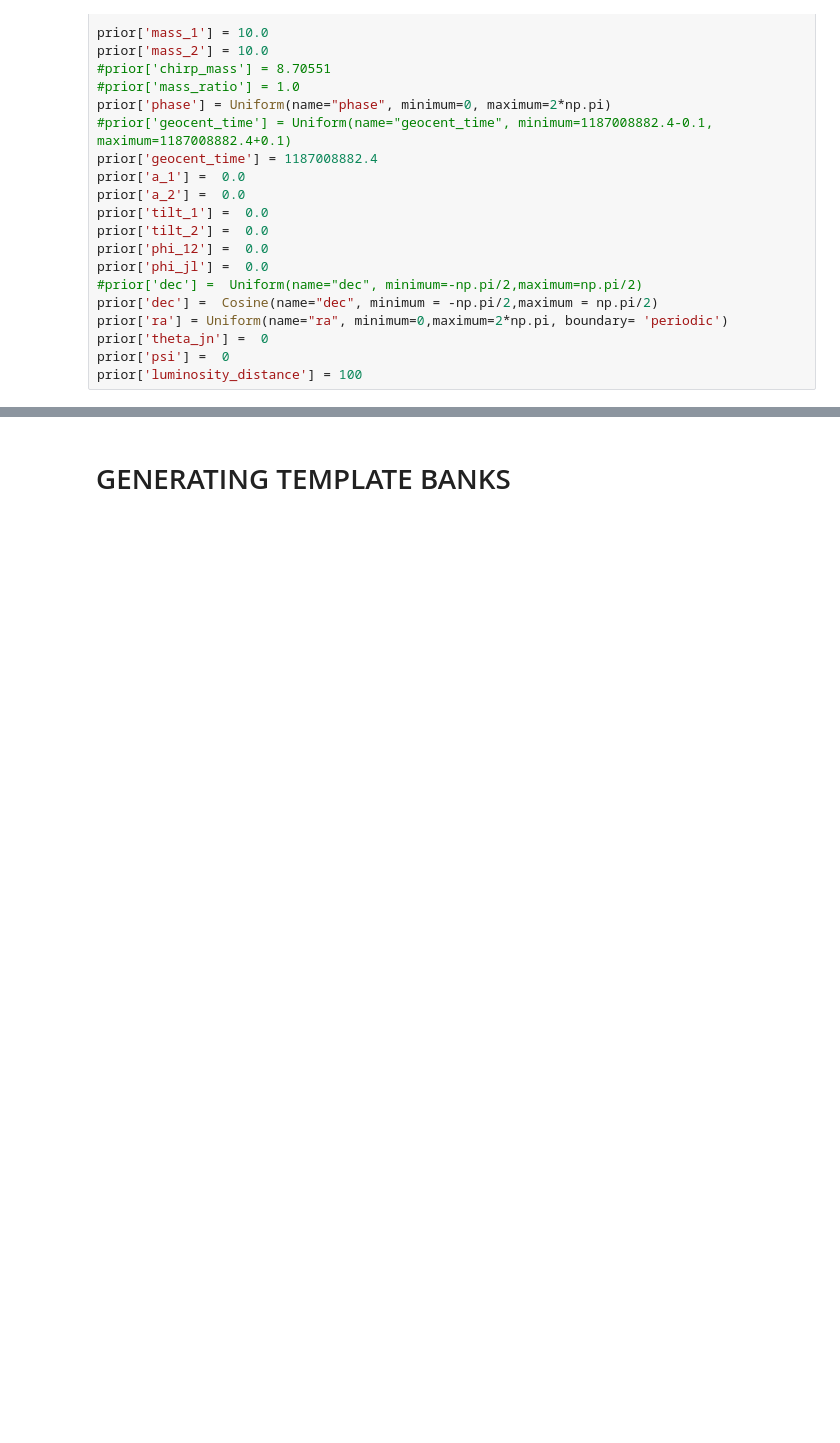
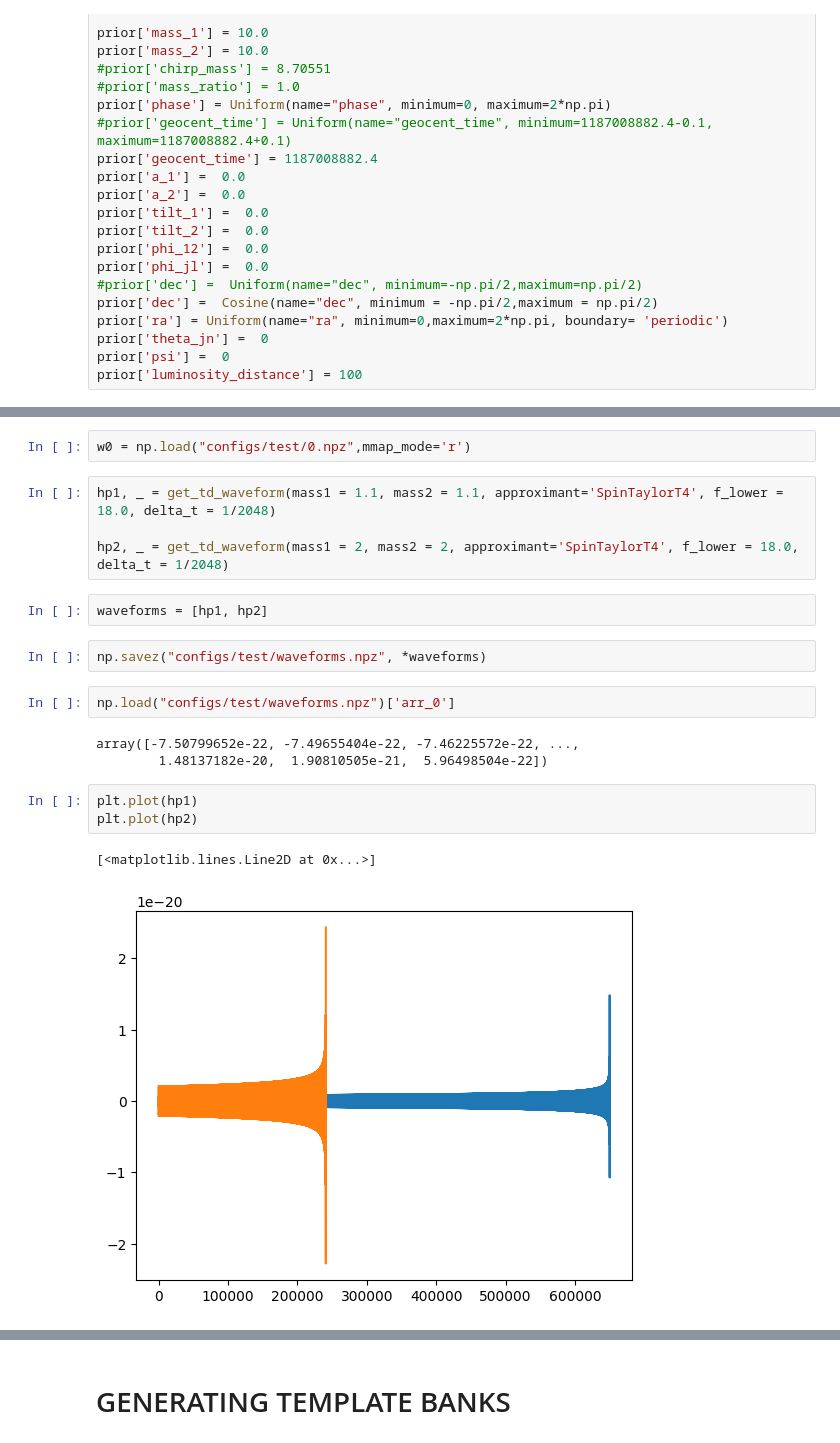
Before and after one commit to Super-nova2/GWSamplegen, a Jupyter notebook: configGen.ipynb, the cells around one changed output, grey strips where cells are left out. Drawn from its saved outputs; the diff is of its cells as text; blank space fills up the shorter version.

```diff
--- a/configGen.ipynb
+++ b/configGen.ipynb
@@ -239,0 +531,21 @@ snrs[det] = sigma(htilde=scale_factor*detector_signals[det],
+# %%
+w0 = np.load("configs/test/0.npz",mmap_mode='r')
+# %%
+hp1, _ = get_td_waveform(mass1 = 1.1, mass2 = 1.1, approximant='SpinTaylorT4', f_lower = 18.0, delta_t = 1/2048)
+
+hp2, _ = get_td_waveform(mass1 = 2, mass2 = 2, approximant='SpinTaylorT4', f_lower = 18.0, delta_t = 1/2048)
+# %%
+waveforms = [hp1, hp2]
+# %%
+np.savez("configs/test/waveforms.npz", *waveforms)
+# %%
+np.load("configs/test/waveforms.npz")['arr_0']
+# %% [output]
+array([-7.50799652e-22, -7.49655404e-22, -7.46225572e-22, ...,
+        1.48137182e-20,  1.90810505e-21,  5.96498504e-22])
+# %%
+plt.plot(hp1)
+plt.plot(hp2)
+# %% [output]
+[<matplotlib.lines.Line2D at 0x...>]
+[figure, added]
```
Also changed, not shown: parts of 57 cells of this notebook, 9 other files.
